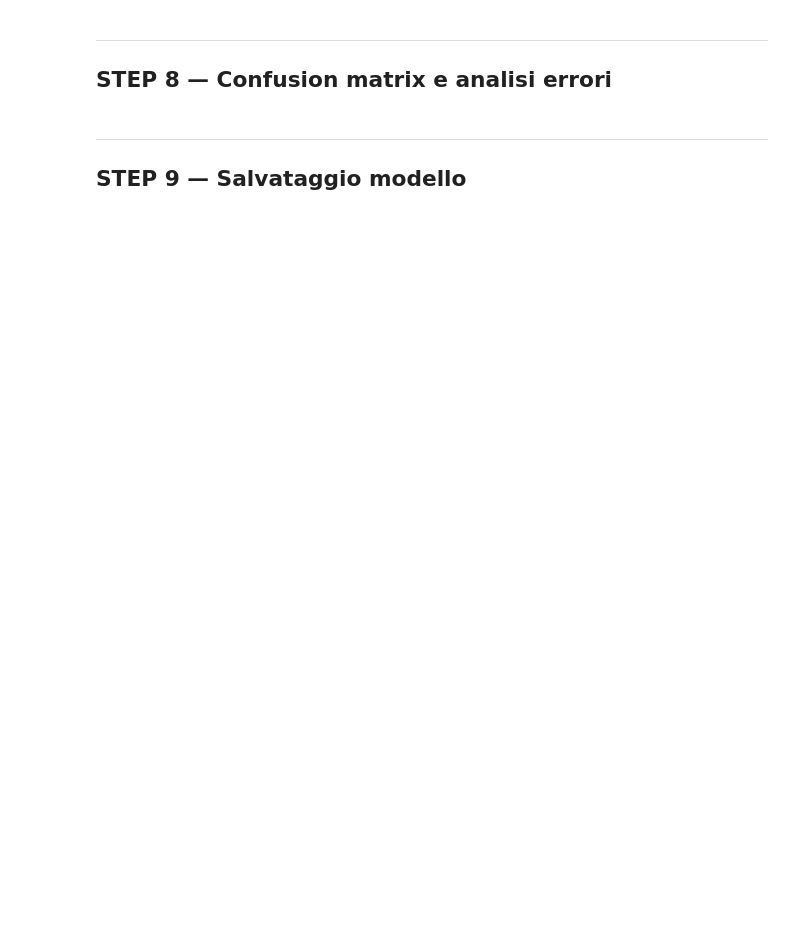
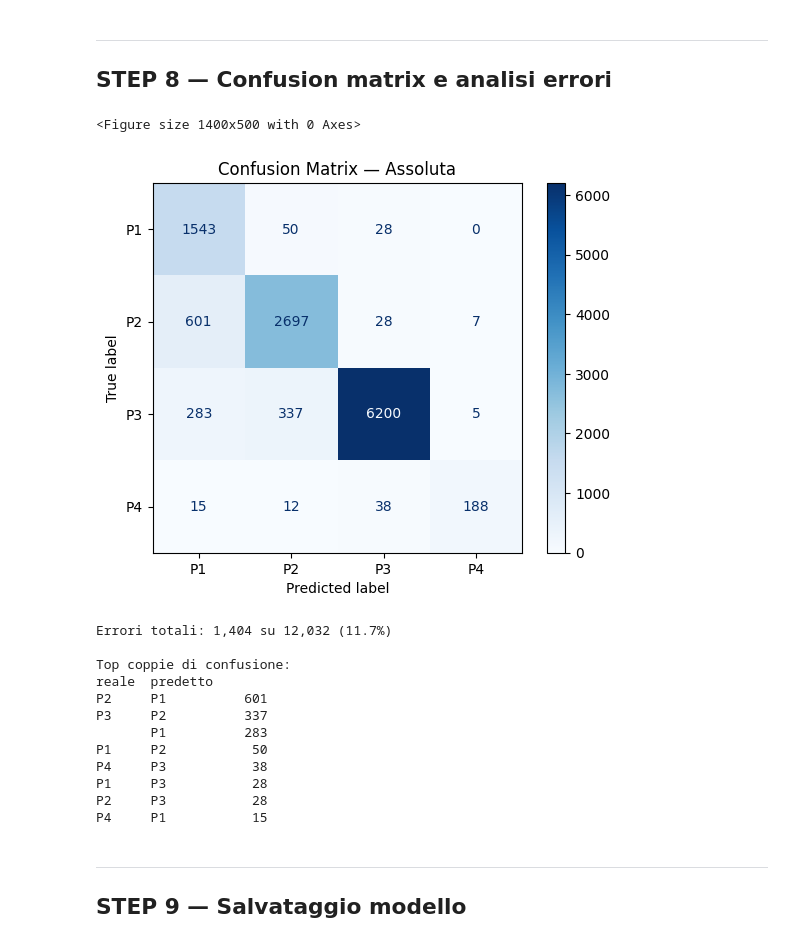
Before and after one commit to teosegatto-wq/TicketClassifier, a Jupyter notebook: notebooks/PriorityClassifier_v2_VSCode.ipynb, the cells around one changed output. Saved outputs shown, nothing was run; the diff lists cells and outputs as text; code cells hidden in the pictures; blank space fills up the shorter version.

```diff
--- a/notebooks/PriorityClassifier_v2_VSCode.ipynb
+++ b/notebooks/PriorityClassifier_v2_VSCode.ipynb
@@ -197,8 +144,8 @@ X_emb_train_sp = sp.csr_matrix(X_emb_train)
 X_emb_test_sp  = sp.csr_matrix(X_emb_test)
 
 # hstack: unisce colonna per colonna i tre blocchi di feature
-X_train = sp.hstack([X_emb_train_sp, X_cat_train, X_bool_train])
-X_test  = sp.hstack([X_emb_test_sp,  X_cat_test,  X_bool_test])
+X_train = sp.hstack([X_emb_train_sp, X_cat_train])
+X_test  = sp.hstack([X_emb_test_sp,  X_cat_test])
 
 y_train = df_train['priorita_finale'].values
 y_test  = df_test['priorita_finale'].values
@@ -207,6 +154,5 @@ print(f"Feature matrix train: {X_train.shape}")
 print(f"Feature matrix test:  {X_test.shape}")
 print(f"  └── embedding:   768 colonne")
 print(f"  └── OHE categ.:  {X_cat_train.shape[1]} colonne")
-print(f"  └── has_urgenza: 1 colonna")
 print(f"  └── TOTALE:      {X_train.shape[1]} colonne")
 print(f"\nClassi target: {np.unique(y_train)}")
@@ -349,42 +304,44 @@ print("Questo è atteso (88% dei casi non viene corretto dall'operatore).")
 # %%
 import matplotlib.pyplot as plt
 from sklearn.metrics import ConfusionMatrixDisplay, confusion_matrix
 
-fig, axes = plt.subplots(1, 2, figsize=(14, 5))
 
-# Confusion matrix assoluta
+plt.figure(figsize=(14, 5))
+
 ConfusionMatrixDisplay.from_predictions(
-    y_test, y_pred,
+    y_test,
+    y_pred,
     labels=['P1', 'P2', 'P3', 'P4'],
-    cmap='Blues',
-    ax=axes[0]
+    cmap='Blues'
 )
-axes[0].set_title('Confusion Matrix — Assoluta')
 
-# Confusion matrix normalizzata per riga (recall per classe)
-cm_norm = confusion_matrix(y_test, y_pred, labels=['P1','P2','P3','P4'], normalize='true')
-import seaborn as sns
-sns.heatmap(
-    cm_norm, annot=True, fmt='.2f', cmap='Blues',
-    xticklabels=['P1','P2','P3','P4'], yticklabels=['P1','P2','P3','P4'],
-    ax=axes[1], vmin=0, vmax=1
-)
-axes[1].set_title('Confusion Matrix — Normalizzata (recall)')
-axes[1].set_xlabel('Predizione'); axes[1].set_ylabel('Verità')
-
-plt.suptitle('Priority Classifier v2 — E5-base + LinearSVC', fontsize=13)
-plt.tight_layout()
+plt.title('Confusion Matrix — Assoluta')
 plt.show()
 
 # Errori più frequenti
 df_err = pd.DataFrame({'reale': y_test, 'predetto': y_pred})
 errori = df_err[df_err['reale'] != df_err['predetto']]
 print(f"\nErrori totali: {len(errori):,} su {len(y_test):,} ({len(errori)/len(y_test)*100:.1f}%)")
 print("\nTop coppie di confusione:")
 print(
     errori.groupby(['reale', 'predetto']).size()
     .sort_values(ascending=False).head(8).to_string()
 )
+# %% [output]
+<Figure size 1400x500 with 0 Axes>
+[figure, added]
+Errori totali: 1,404 su 12,032 (11.7%)
+
+Top coppie di confusione:
+reale  predetto
+P2     P1          601
+P3     P2          337
+       P1          283
+P1     P2           50
+P4     P3           38
+P1     P3           28
+P2     P3           28
+P4     P1           15
 # %% [markdown]
 ---
 ## STEP 9 — Salvataggio modello
```
Also changed, not shown: parts of 13 cells of this notebook, 3 other files.
